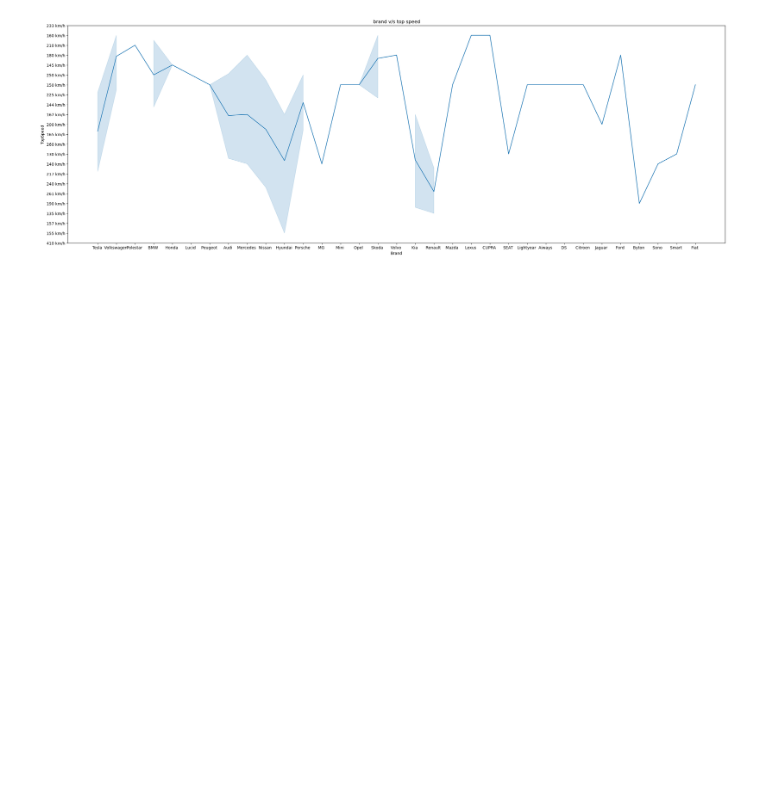
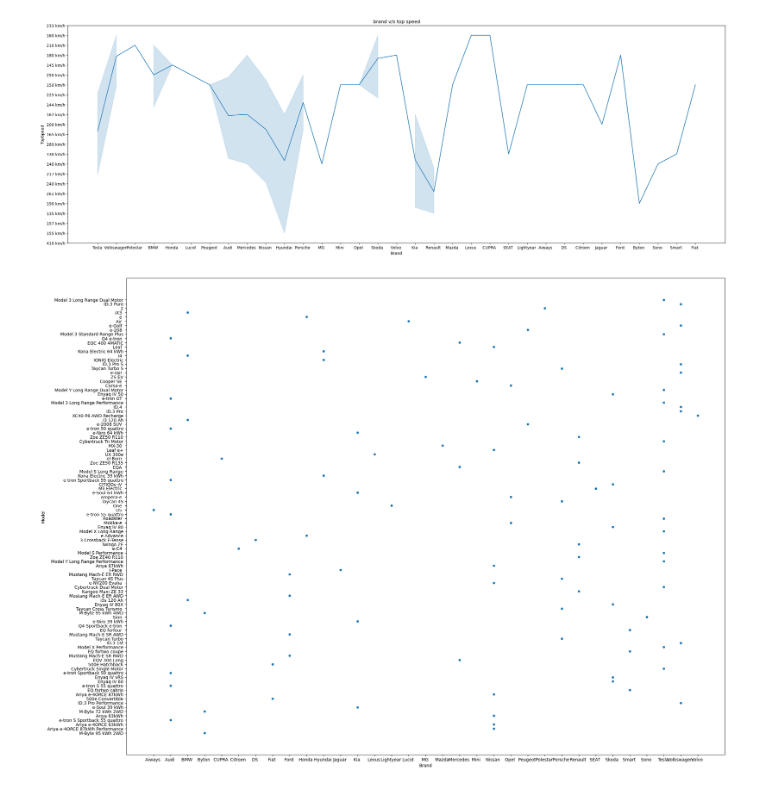
Before and after one commit to rohith4088/EV_SEGMENTATION, a Jupyter notebook: segmentation_exp.ipynb, the cells around one changed output. Cells and saved outputs as stored; diff of their text form; code cells hidden in the pictures; blank space fills up the shorter version.

```diff
--- a/segmentation_exp.ipynb
+++ b/segmentation_exp.ipynb
@@ -36,3 +36,10 @@ plt.title("brand v/s top speed")
 plt.show()
 # %% [output]
 [figure]
+# %%
+plt.figure(figsize=(25,20))
+df['Brand'] = df['Brand'].astype('category')
+sns.scatterplot(x='Brand',y = 'Model',data = df)
+plt.show()
+# %% [output]
+[figure, added]
```
Also changed, not shown: parts of 1 cell of this notebook, 1 other file.
